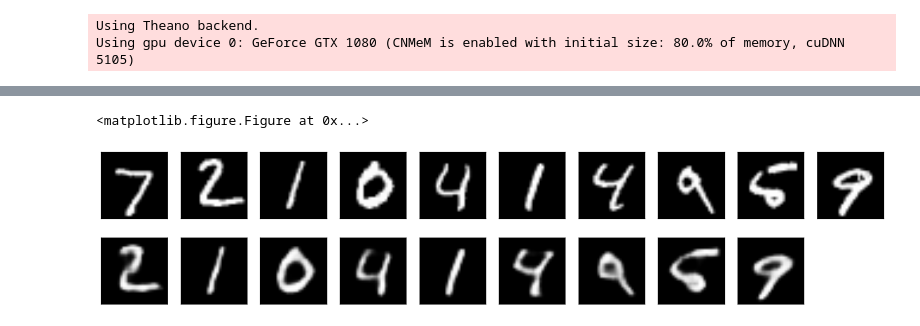
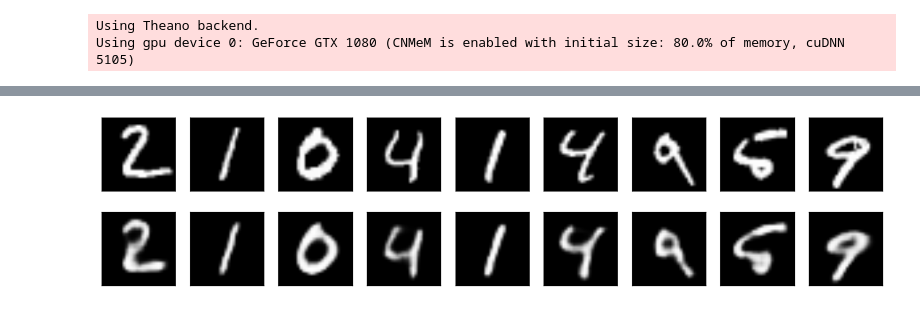
Before and after one commit to rishikksh20/AutoEncoders, a Jupyter notebook: ConvolutionAutoencoder.ipynb, the cells around one changed output, grey strips where cells are left out. Drawn from its saved outputs; the diff is of its cells as text; code cells hidden in the pictures.

```diff
--- a/ConvolutionAutoencoder.ipynb
+++ b/ConvolutionAutoencoder.ipynb
@@ -85,24 +85,24 @@ Epoch 50/50
 # %%
 import matplotlib.pyplot as plt
 decoded_imgs = autoencoder.predict(x_test)
 
 n = 10
 plt.figure(figsize=(20, 4))
 for i in range(n):
     # display original
-    ax = plt.subplot(2, n, i+1)
-    plt.imshow(x_test[i].reshape(28, 28))
-    plt.gray()
-    ax.get_xaxis().set_visible(False)
-    ax.get_yaxis().set_visible(False)
+    if(i!=0):
+        ax = plt.subplot(2, n, i)
+        plt.imshow(x_test[i].reshape(28, 28))
+        plt.gray()
+        ax.get_xaxis().set_visible(False)
+        ax.get_yaxis().set_visible(False)
 
-    # display reconstruction
-    ax = plt.subplot(2, n, i + n)
-    plt.imshow(decoded_imgs[i].reshape(28, 28))
-    plt.gray()
-    ax.get_xaxis().set_visible(False)
-    ax.get_yaxis().set_visible(False)
+        # display reconstruction
+        ax = plt.subplot(2, n, i + n)
+        plt.imshow(decoded_imgs[i].reshape(28, 28))
+        plt.gray()
+        ax.get_xaxis().set_visible(False)
+        ax.get_yaxis().set_visible(False)
 plt.show()
 # %% [output]
-<matplotlib.figure.Figure at 0x...>
-[figure, old version]
+[figure, new version]
```
Also changed, not shown: parts of 1 cell of this notebook.
